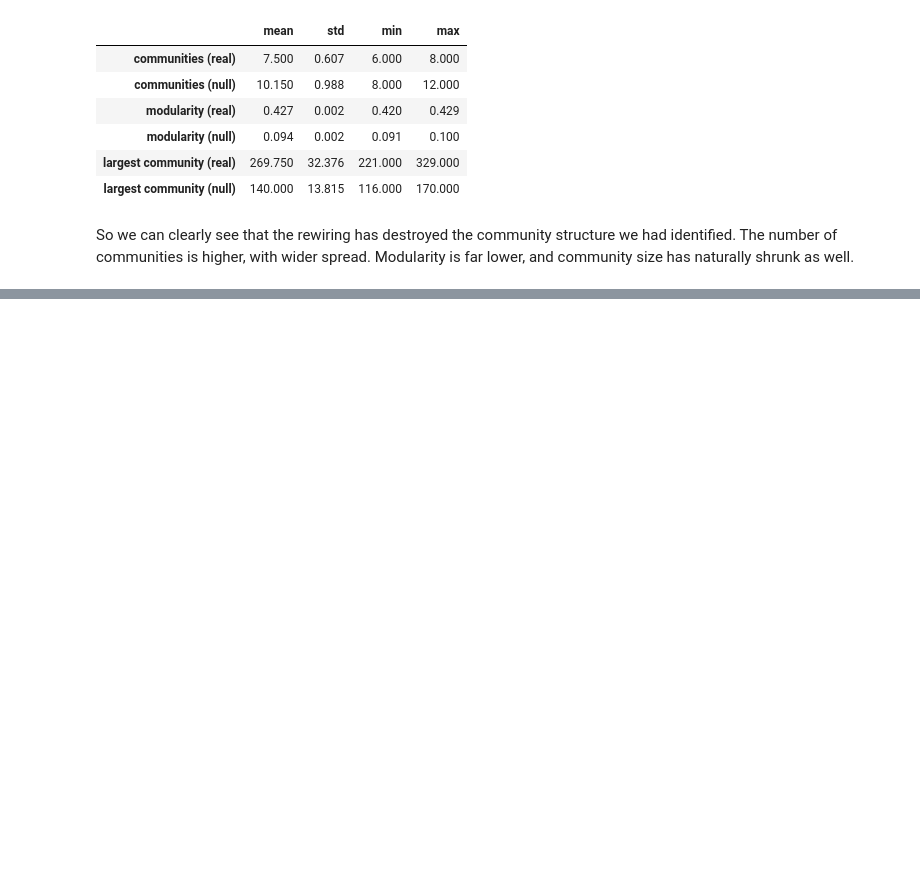
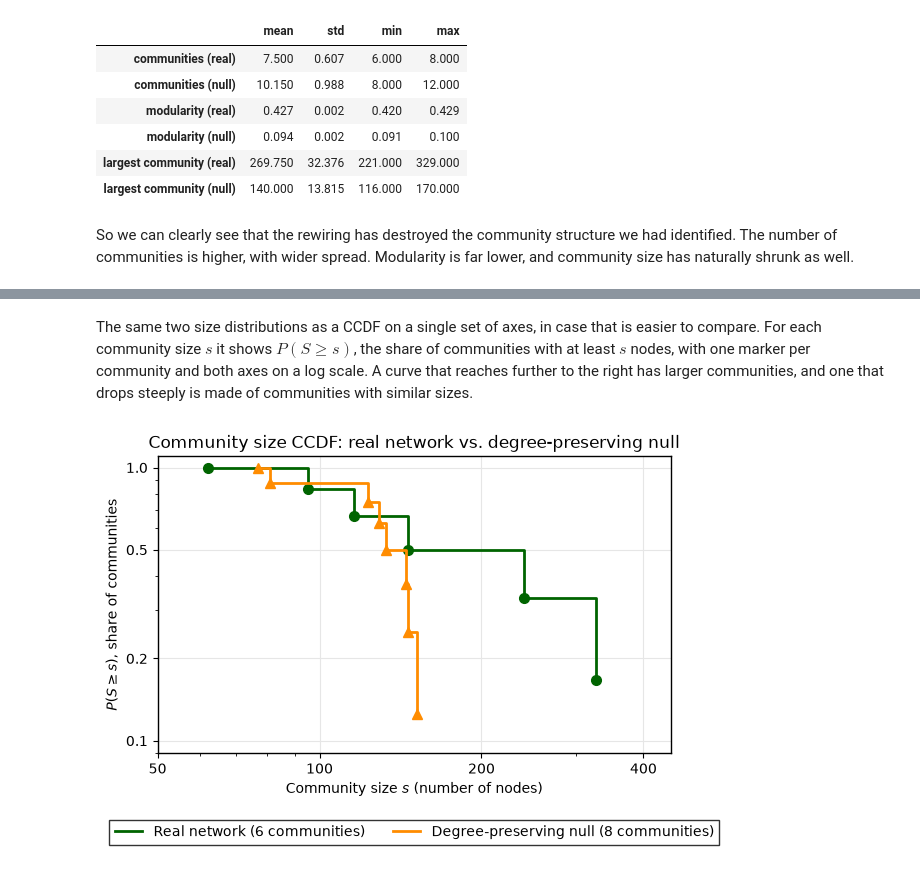
Before and after one commit to 14arjunk/CNET5051_Assignments, a Jupyter notebook: Assignment 2 Files/assignment02_kumar.ipynb, the cells around one changed output, grey strips where cells are left out. Cells and saved outputs as stored; diff of their text form; code cells hidden in the pictures; blank space fills up the shorter version.

```diff
--- a/Assignment 2 Files/assignment02_kumar.ipynb
+++ b/Assignment 2 Files/assignment02_kumar.ipynb
@@ -673,0 +761,41 @@ So we can clearly see that the rewiring has destroyed the community structure we
+# %% [markdown]
+The same two size distributions as a CCDF on a single set of axes, in case that is easier to compare. For each community size $s$ it shows $P(S \geq s)$, the share of communities with at least $s$ nodes, with one marker per community and both axes on a log scale. A curve that reaches further to the right has larger communities, and one that drops steeply is made of communities with similar sizes.
+# %%
+def size_ccdf(partition):
+    # P(S >= s) at each community size s, where S is the size of a randomly chosen community
+    sizes = np.sort(list(Counter(partition.values()).values()))
+    return sizes, 1 - np.arange(len(sizes)) / len(sizes)
+
+curves = {"Real network": (partition_dir, "darkgreen", "o"),
+          "Degree-preserving null": (partition_null, "darkorange", "^")}
+
+# same theme_bw-ish style as the other plots
+with plt.rc_context({"axes.facecolor": "white", "axes.edgecolor": "black", "axes.linewidth": 1,
+                     "axes.grid": True, "grid.color": "0.9", "axes.axisbelow": True,
+                     "axes.spines.top": True, "axes.spines.right": True}):
+    fig, ax = plt.subplots(figsize=(6.5, 4.5))
+    for name, (partition, color, marker) in curves.items():
+        s, p = size_ccdf(partition)
+        # steps hold P(S >= s) flat until the next community size, one marker per community
+        ax.step(s, p, where="post", color=color, linewidth=2, label=f"{name} ({len(s)} communities)")
+        ax.plot(s, p, marker, color=color, markersize=7)
+    ax.set_xscale("log")
+    ax.set_yscale("log")
+    # plain numbers on the log axes instead of powers of ten for non technical readers
+    ax.set_xticks([50, 100, 200, 400])
+    ax.set_yticks([0.1, 0.2, 0.5, 1])
+    for axis in (ax.xaxis, ax.yaxis):
+        axis.set_major_formatter(ScalarFormatter())
+        axis.set_minor_formatter(NullFormatter())
+    ax.set_xlim(50, 450)
+    ax.set_ylim(0.09, 1.1)
+    ax.set_xlabel("Community size $s$ (number of nodes)")
+    ax.set_ylabel(r"$P(S \geq s)$, share of communities")
+    ax.set_title("Community size CCDF: real network vs. degree-preserving null")
+    # legend below the x axis label
+    ax.legend(loc="upper center", bbox_to_anchor=(0.5, -0.2), ncol=2, frameon=True, edgecolor="black", fancybox=False)
+    fig.tight_layout()
+    fig.savefig("community_size_ccdf.png", dpi=300, bbox_inches="tight")
+    plt.show()
+# %% [output]
+[figure, added]
```
Also changed, not shown: parts of 5 cells of this notebook, 3 other files.
